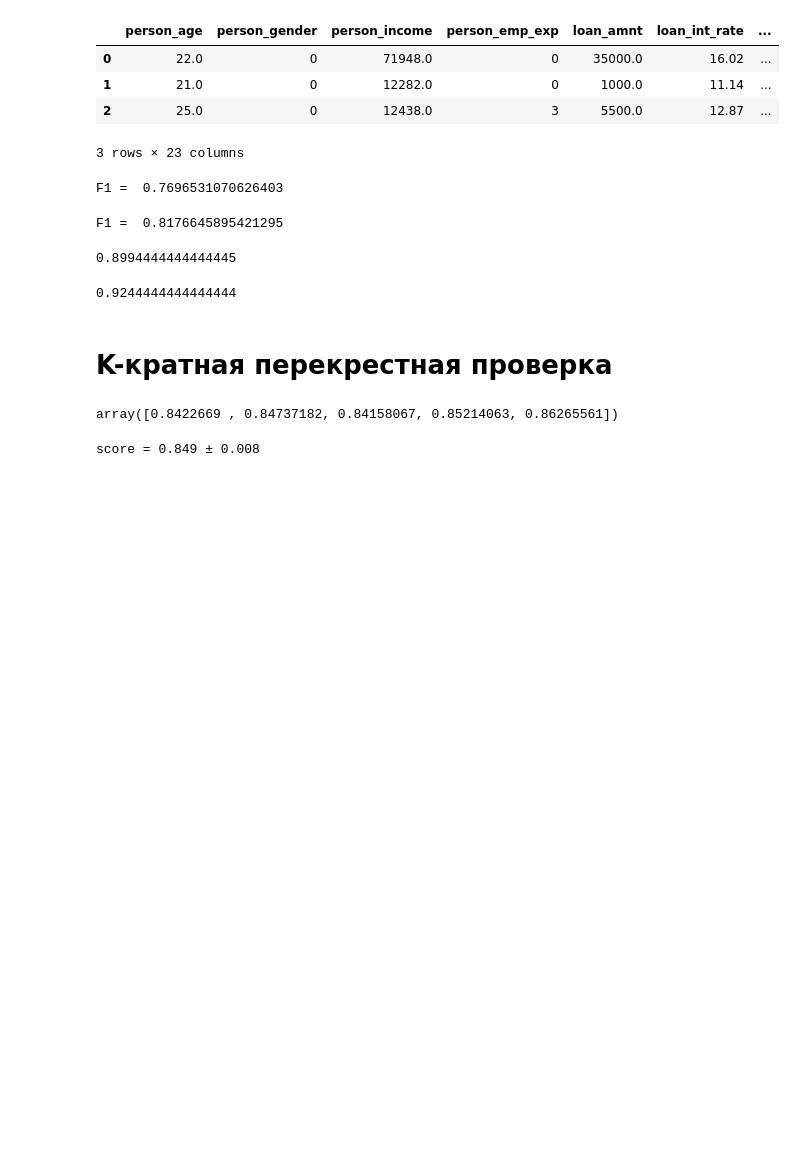
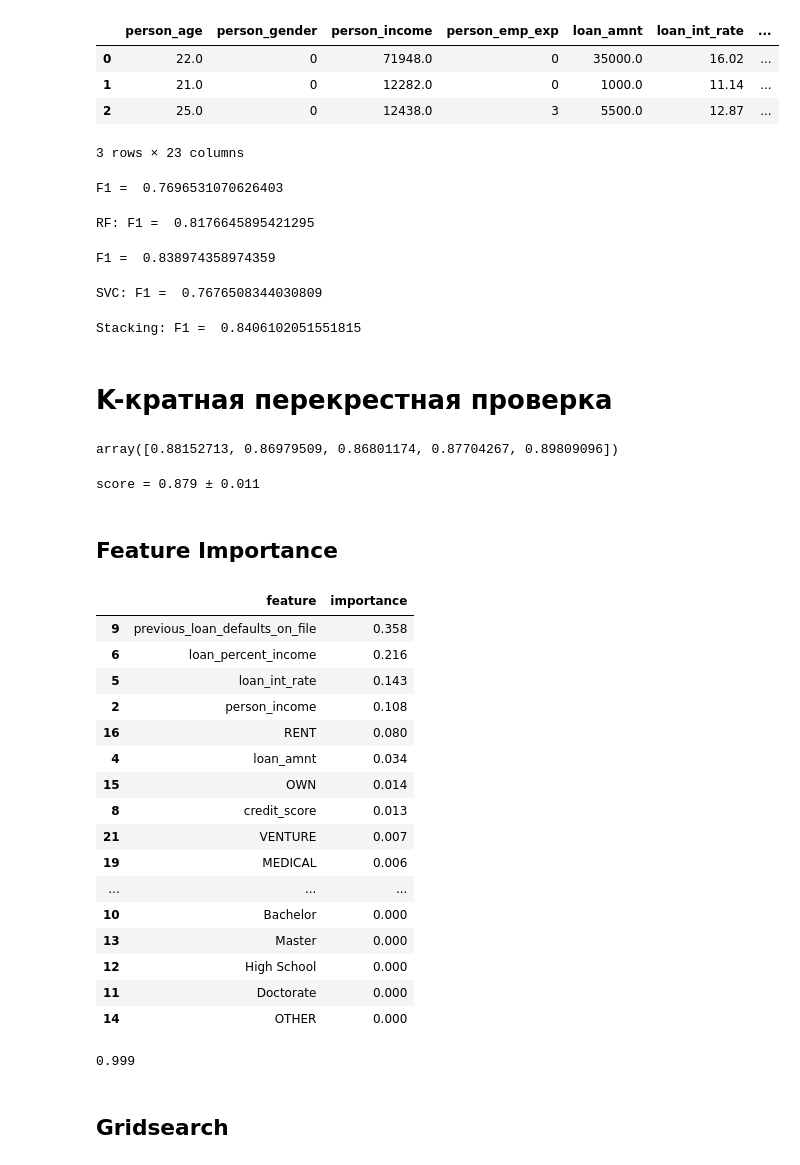
Before and after one commit to alexander-mirea/ML2025, a Jupyter notebook: Практика 6/Практика 6.ipynb, the cells around one changed output. Saved outputs shown, nothing was run; the diff lists cells and outputs as text; code cells hidden in the pictures; blank space fills up the shorter version.

```diff
--- a/Практика 6/Практика 6.ipynb
+++ b/Практика 6/Практика 6.ipynb
@@ -149,9 +174,24 @@ rf = RandomForestClassifier(n_estimators=100, max_samples=0.15, oob_score=True,
 rf.fit(X_train, y_train)
 
 y_pred = rf.predict(X_test)
-print('F1 = ', metrics.f1_score(y_test, y_pred))
+print('RF: F1 = ', metrics.f1_score(y_test, y_pred))
 # %% [output]
-F1 =  0.8176645895421295
+RF: F1 =  0.8176645895421295
+# %%
+from xgboost import XGBClassifier
+
+X = df.drop(columns=['loan_status'])
+y = df['loan_status']
+
+X_train, X_test, y_train, y_test = train_test_split(X, y, test_size = 0.2, stratify=y, random_state=42)
+
+xgb = XGBClassifier(n_estimators=100, max_depth=8, learning_rate=1)
+xgb.fit(X_train, y_train)
+
+y_pred = xgb.predict(X_test)
+print('F1 = ', metrics.f1_score(y_test, y_pred))
+# %% [output]
+F1 =  0.838974358974359
 # %%
 from sklearn.ensemble import RandomForestClassifier
 from sklearn.svm import LinearSVC
@@ -163,22 +203,25 @@ from sklearn.ensemble import StackingClassifier
 clf = make_pipeline(StandardScaler(),
                           LinearSVC(random_state=42))
 
-clf.fit(X_train, y_train).score(X_test, y_test)
+clf.fit(X_train, y_train)
+y_pred = clf.predict(X_test)
+print('SVC: F1 = ', metrics.f1_score(y_test, y_pred))
 # %% [output]
-0.8994444444444445
+SVC: F1 =  0.7676508344030809
 # %%
 estimators = [
-    ('rf', RandomForestClassifier(n_estimators=10, random_state=42)),
-    ('svr', make_pipeline(StandardScaler(),
-                          LinearSVC(random_state=42)))
+    ('rf', RandomForestClassifier(n_estimators=100, random_state=42)),
+    ('xgb', XGBClassifier(n_estimators=100, max_depth=8, learning_rate=1))
 ]
 clf = StackingClassifier(
     estimators=estimators, final_estimator=LogisticRegression()
 )
 
-clf.fit(X_train, y_train).score(X_test, y_test)
+clf.fit(X_train, y_train)
+y_pred = clf.predict(X_test)
+print('Stacking: F1 = ', metrics.f1_score(y_test, y_pred))
 # %% [output]
-0.9244444444444444
+Stacking: F1 =  0.8406102051551815
 # %% [markdown]
 # K-кратная перекрестная проверка
 # %%
@@ -187,8 +230,43 @@ from sklearn.model_selection import cross_val_score
 scores = cross_val_score(clf, X, y, cv=5, scoring='f1_macro')
 scores
 # %% [output]
-array([0.8422669 , 0.84737182, 0.84158067, 0.85214063, 0.86265561])
+array([0.88152713, 0.86979509, 0.86801174, 0.87704267, 0.89809096])
 # %%
 print('score = %0.3f ± %0.3f' % (np.mean(scores), np.std(scores)))
 # %% [output]
-score = 0.849 ± 0.008
+score = 0.879 ± 0.011
+# %% [markdown]
+## Feature Importance
+# %%
+# Random Forest Model
+random_forest = RandomForestClassifier(random_state=1,max_depth=8)
+random_forest.fit(X_train, y_train)
+
+importances = pd.DataFrame({'feature':X_train.columns,'importance':np.round(random_forest.feature_importances_,3)})
+importances = importances.sort_values('importance',ascending=False)
+
+importances
+# %% [output]
+|  | feature | importance |
+| 9 | previous_loan_defaults_on_file | 0.358 |
+| 6 | loan_percent_income | 0.216 |
+| 5 | loan_int_rate | 0.143 |
+| 2 | person_income | 0.108 |
+| 16 | RENT | 0.080 |
+| 4 | loan_amnt | 0.034 |
+| 15 | OWN | 0.014 |
+| 8 | credit_score | 0.013 |
+| 21 | VENTURE | 0.007 |
+| 19 | MEDICAL | 0.006 |
+| ... | ... | ... |
+| 10 | Bachelor | 0.000 |
+| 13 | Master | 0.000 |
+| 12 | High School | 0.000 |
+| 11 | Doctorate | 0.000 |
+| 14 | OTHER | 0.000 |
+# %%
+sum(importances.importance)
+# %% [output]
+0.999
+# %% [markdown]
+## Gridsearch
```
Also changed, not shown: parts of 12 cells of this notebook, 1 other file.
